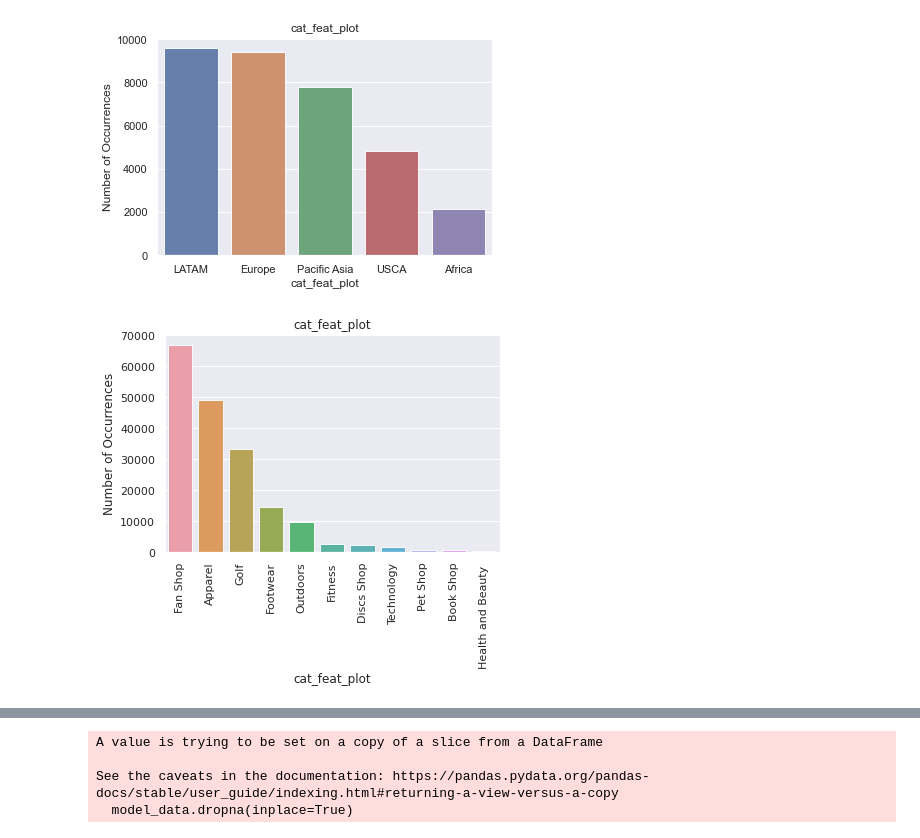
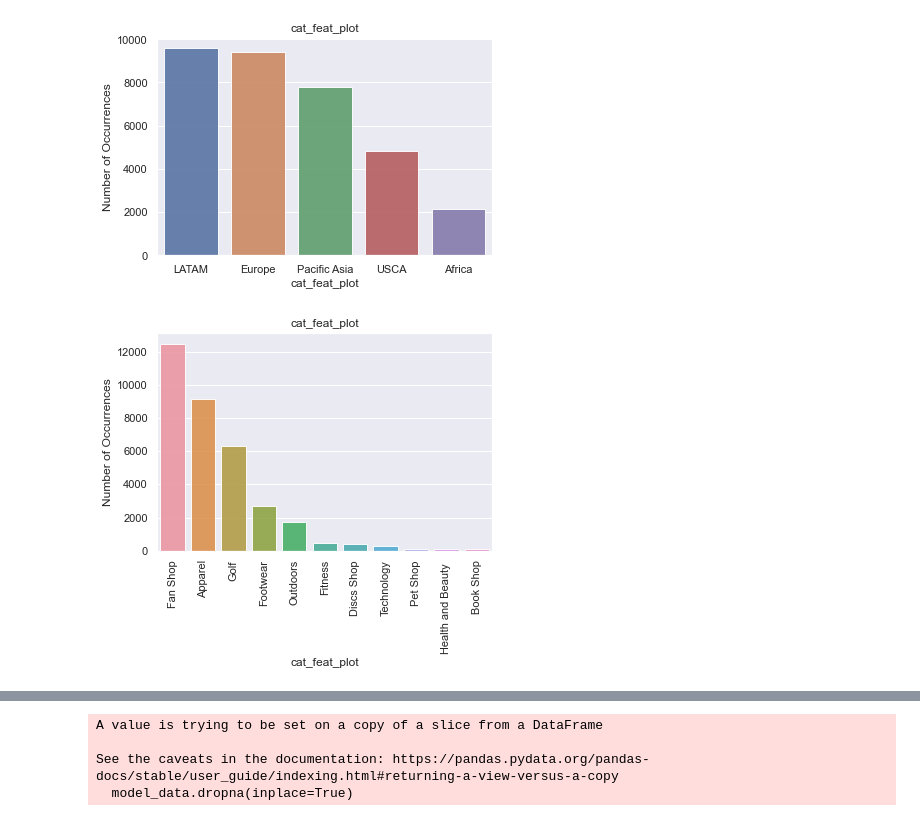
Before and after one commit to BDBlank/SmartSupplyChain, a Jupyter notebook: SmartSupplyChain.ipynb, the cells around one changed output, grey strips where cells are left out. Drawn from its saved outputs; the diff is of its cells as text; code cells hidden in the pictures.

```diff
--- a/SmartSupplyChain.ipynb
+++ b/SmartSupplyChain.ipynb
@@ -136,18 +135,17 @@ plt.show()
 # %%
 #Explore the catagorical features
 cat_feat_plot = 'Department Name'
-import seaborn as sns
-import matplotlib.pyplot as plt
-count = df_noID[cat_feat_plot].value_counts()
+
+count = loss_data[cat_feat_plot].value_counts()
 sns.set(style="darkgrid")
 sns.barplot(count.index, count.values, alpha=0.9)
 plt.title('cat_feat_plot')
 plt.xticks(rotation=90)
 plt.ylabel('Number of Occurrences', fontsize=12)
 plt.xlabel('cat_feat_plot', fontsize=12)
 plt.show()
 # %% [output]
-[figure, old version]
+[figure, new version]
 # %%
 '''
 #Feature creation- benefit?
```
Also changed, not shown: parts of 13 cells of this notebook.
